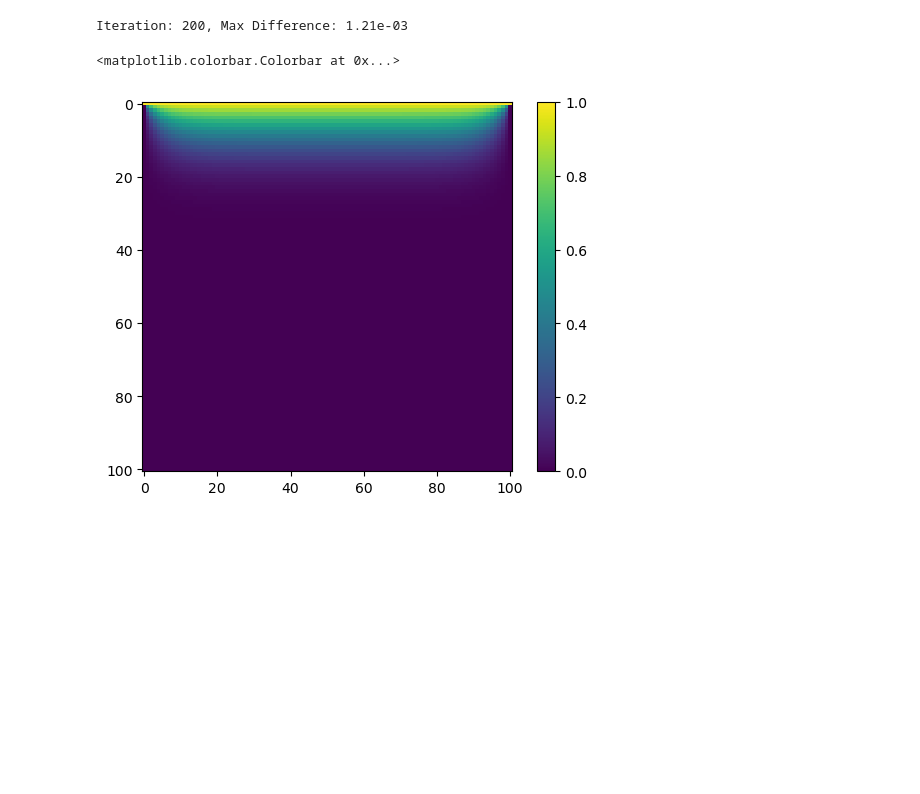
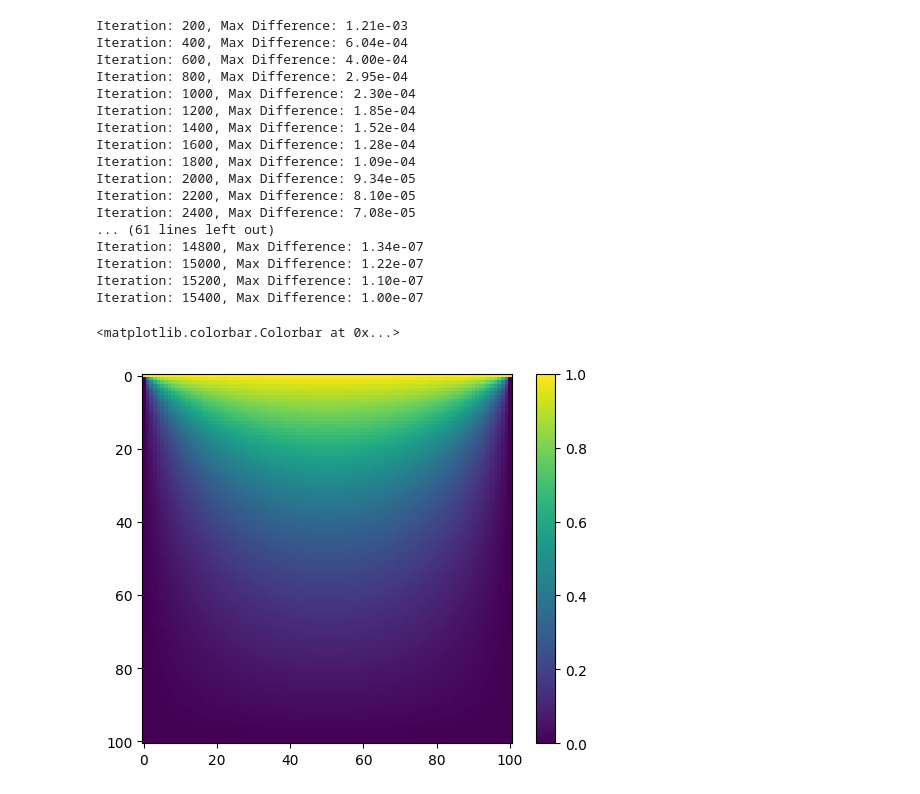
Before and after one commit to daisyabcxyz/Capstone-2025-2026, a Jupyter notebook: Simple Laplacian's Solver (1V).ipynb, the cells around one changed output. Saved outputs shown, nothing was run; the diff lists cells and outputs as text; code cells hidden in the pictures; blank space fills up the shorter version.

```diff
--- a/Simple Laplacian's Solver (1V).ipynb
+++ b/Simple Laplacian's Solver (1V).ipynb
@@ -1,7 +1,8 @@
 # %%
 import numpy as np
 # %%
-from pylab import imshow,gray,show
+#Jacobi relaxation method to solve Laplace equation
+#from pylab import imshow,gray,show
 import matplotlib.pyplot as plt
 
 #set up grid
@@ -9,32 +10,48 @@ nx,ny = 100,100
 phi_ori = np.zeros([nx+1,ny+1],float)
 phi_new = np.zeros([nx+1,ny+1],float)
 
 phi_ori[0,:] = 1
 #phi_ori[nx,:] =1
-threshold = 1e-3
+threshold = 1e-7
 diff = 1
 iteration = 0
 
 while diff > threshold:
 
     for i in range (nx+1):
         for j in range (ny+1):
             if i ==0 or i ==100 or j==0 or j ==100:
                 phi_new[i,j] = phi_ori[i,j]
             else:
                 phi_new[i,j]= 1/4*(phi_ori[i+1,j]+phi_ori[i-1,j]+phi_ori[i,j+1]+phi_ori[i,j-1])
 
     diff = np.max(abs(phi_new-phi_ori))
 
     #swapping so that phi_ori is updated
     phi_ori,phi_new = phi_new,phi_ori
     iteration+=1
 
     if iteration %200 ==0:
         print (f"Iteration: {iteration}, Max Difference: {diff:.2e}")
 plt.imshow(phi_new)
 plt.colorbar()
 # %% [output]
 Iteration: 200, Max Difference: 1.21e-03
+Iteration: 400, Max Difference: 6.04e-04
+Iteration: 600, Max Difference: 4.00e-04
+Iteration: 800, Max Difference: 2.95e-04
+Iteration: 1000, Max Difference: 2.30e-04
+Iteration: 1200, Max Difference: 1.85e-04
+Iteration: 1400, Max Difference: 1.52e-04
+Iteration: 1600, Max Difference: 1.28e-04
+Iteration: 1800, Max Difference: 1.09e-04
+Iteration: 2000, Max Difference: 9.34e-05
+Iteration: 2200, Max Difference: 8.10e-05
+Iteration: 2400, Max Difference: 7.08e-05
+... (61 lines left out)
+Iteration: 14800, Max Difference: 1.34e-07
+Iteration: 15000, Max Difference: 1.22e-07
+Iteration: 15200, Max Difference: 1.10e-07
+Iteration: 15400, Max Difference: 1.00e-07
 <matplotlib.colorbar.Colorbar at 0x...>
-[figure, old version]
+[figure, new version]
```
Also changed, not shown: parts of 5 cells of this notebook, 2 other files.
